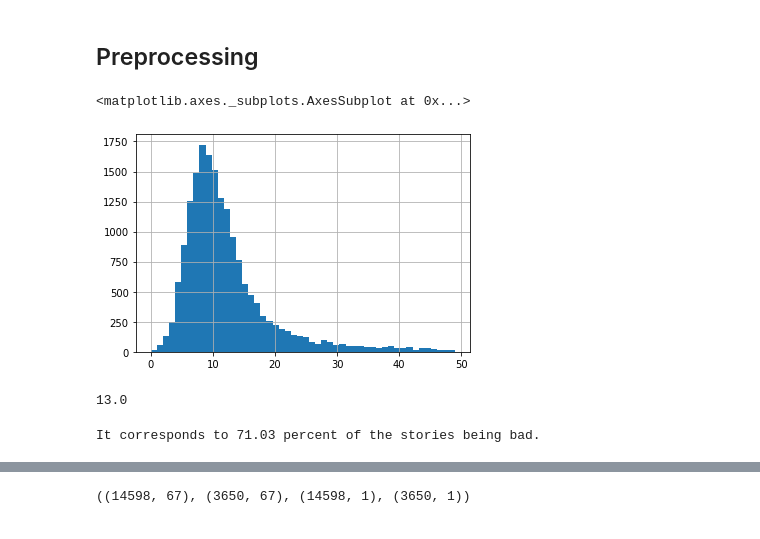
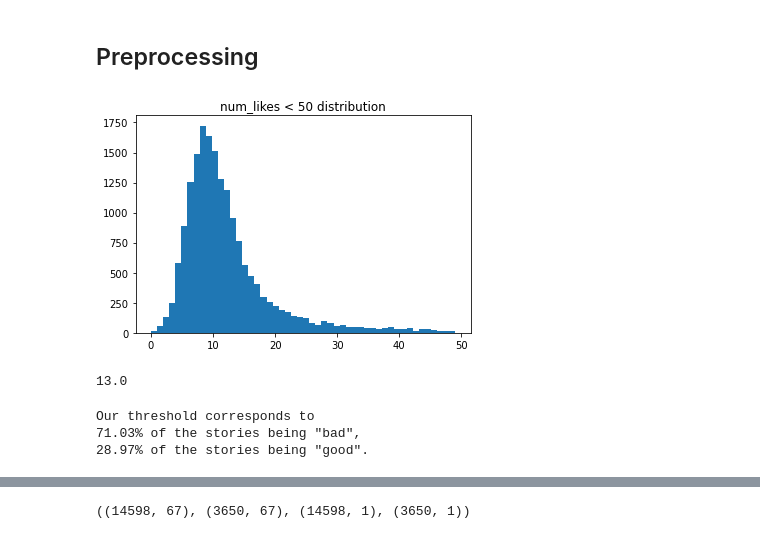
Before and after one commit to batyaamericus/OncUponTim, a Jupyter notebook: ML_classification_good_bad.ipynb, the cells around one changed output, grey strips where cells are left out. Drawn from its saved outputs; the diff is of its cells as text; code cells hidden in the pictures.

```diff
--- a/ML_classification_good_bad.ipynb
+++ b/ML_classification_good_bad.ipynb
@@ -51,5 +50,7 @@ Drive already mounted at /content/drive; to attempt to forcibly remount, call dr
 # %%
-df = pd.read_csv("drive/MyDrive/Final Project/story_data_new_feats.csv",
+# df = pd.read_csv("drive/MyDrive/Final Project/story_data_new_feats.csv",
+#                  usecols=feats_to_keep)
+df = pd.read_csv("story_data_new_feats.csv",
                  usecols=feats_to_keep)
 # %%
 target = 'num_likes'
@@ -68,7 +69,8 @@ y = df[target]
 # %%
 # TODO: to add this graph in the Medium article
-df[df[target]<50][target].hist(bins=50)
+df[df[target]<50][target].hist(bins=50, grid=False)
+plt.title('num_likes < 50 distribution')
+plt.show()
 # %% [output]
-<matplotlib.axes._subplots.AxesSubplot at 0x...>
-[figure, old version]
+[figure, new version]
 # %%
@@ -78,9 +80,11 @@ threshold
 # %% [output]
 13.0
 # %%
-print(f'It corresponds to {100*len(df[df[target]<=threshold][target])/len(df):.2f} percent of the stories being bad.')
+print(f'Our threshold corresponds to \n{100*len(y[y <= threshold])/len(y):.2f}% of the stories being "bad", \n{100*len(y[y > threshold])/len(y):.2f}% of the stories being "good".')
 # %% [output]
-It corresponds to 71.03 percent of the stories being bad.
+Our threshold corresponds to
+71.03% of the stories being "bad",
+28.97% of the stories being "good".
 # %%
 from sklearn.preprocessing import Binarizer
 
```
Also changed, not shown: parts of 76 cells of this notebook.
